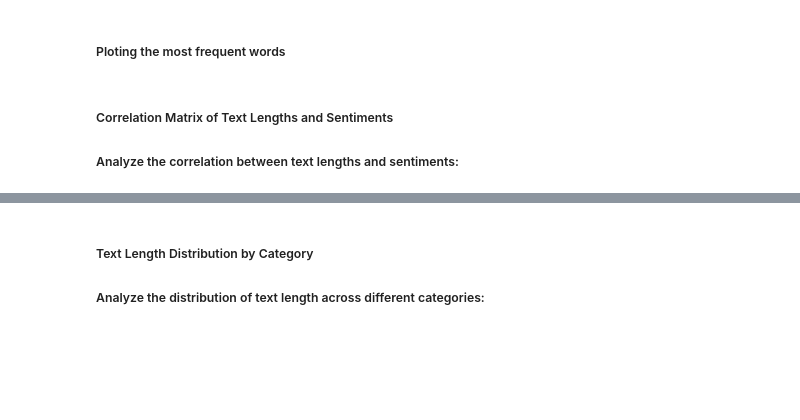
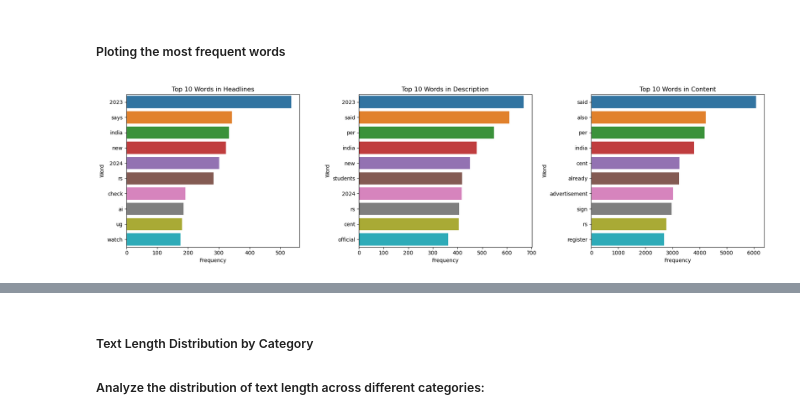
Before and after one commit to AmandaMokoena/2401FTDS_Classification_Project_0A4, a Jupyter notebook: Classification Project notebook.ipynb, the cells around one changed output, grey strips where cells are left out. Drawn from its saved outputs; the diff is of its cells as text; code cells hidden in the pictures; blank space fills up the shorter version.

```diff
--- a/Classification Project notebook.ipynb
+++ b/Classification Project notebook.ipynb
@@ -288,5 +378,5 @@ def plot_word_frequency(word_freq, title, top_n=20):
 # %%
-# Concatenating text data for word frequency analysis
-headlines_text = ' '.join(train_df_copy['headlines'].dropna().astype(str).values)
-description_text = ' '.join(train_df_copy['description'].dropna().astype(str).values)
-content_text = ' '.join(train_df_copy['content'].dropna().astype(str).values)
+# Get combined text for each column
+headlines_text = ' '.join(train_df_copy['headlines'])
+description_text = ' '.join(train_df_copy['description'])
+content_text = ' '.join(train_df_copy['content'])
@@ -312,3 +388,25 @@ plot_word_frequency(content_freq, 'Top 20 Words in Content')
-# %% [markdown]
-##### Correlation Matrix of Text Lengths and Sentiments
-##### Analyze the correlation between text lengths and sentiments:
+# %%
+# Convert frequency dictionaries to DataFrames for easier visualization
+headlines_freq_df = pd.DataFrame(headlines_freq.items(), columns=['Word', 'Frequency']).sort_values(by='Frequency', ascending=False)
+description_freq_df = pd.DataFrame(description_freq.items(), columns=['Word', 'Frequency']).sort_values(by='Frequency', ascending=False)
+content_freq_df = pd.DataFrame(content_freq.items(), columns=['Word', 'Frequency']).sort_values(by='Frequency', ascending=False)
+# %%
+# Visualize the top 10 most frequent words in each column
+plt.figure(figsize=(18, 5))
+
+plt.subplot(1, 3, 1)
+sns.barplot(x='Frequency', y='Word', data=headlines_freq_df.head(10))
+plt.title('Top 10 Words in Headlines')
+
+plt.subplot(1, 3, 2)
+sns.barplot(x='Frequency', y='Word', data=description_freq_df.head(10))
+plt.title('Top 10 Words in Description')
+
+plt.subplot(1, 3, 3)
+sns.barplot(x='Frequency', y='Word', data=content_freq_df.head(10))
+plt.title('Top 10 Words in Content')
+
+plt.tight_layout()
+plt.show()
+# %% [output]
+[figure, added]
```
Also changed, not shown: parts of 45 cells of this notebook.
